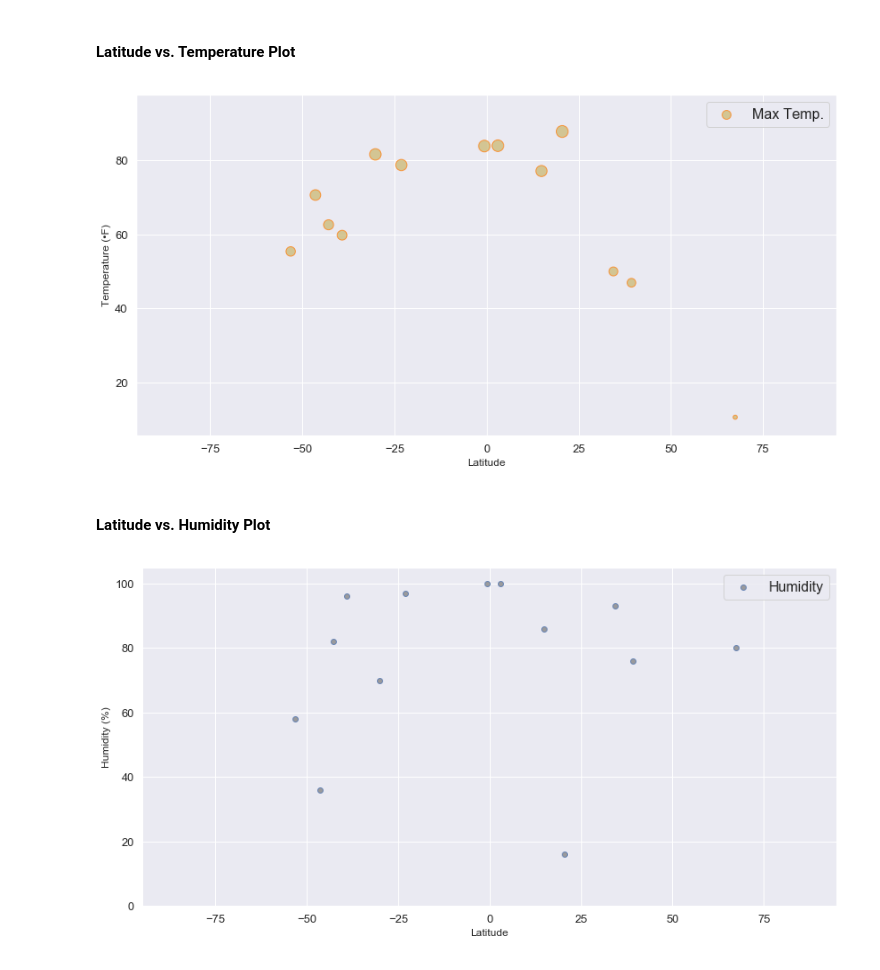
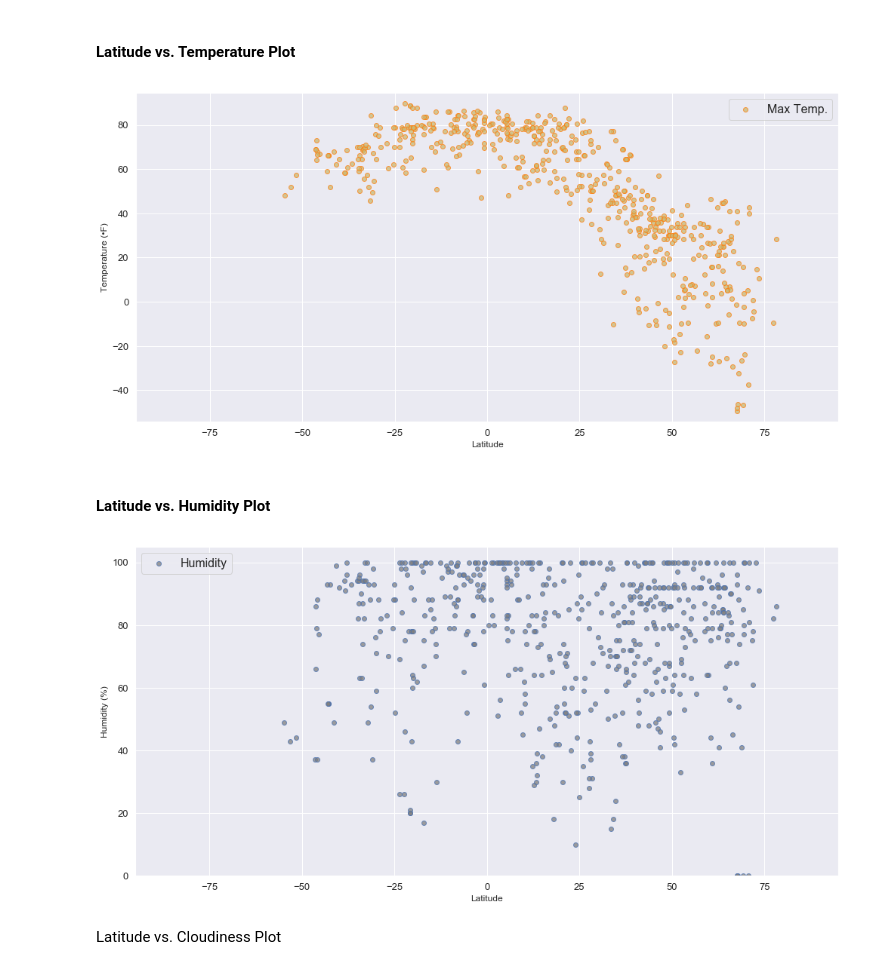
Before and after one commit to hvannia/WeatherPy, a Jupyter notebook: WeatherPy.ipynb, the cells around one changed output. Cells and saved outputs as stored; diff of their text form; code cells hidden in the pictures.

```diff
--- a/WeatherPy.ipynb
+++ b/WeatherPy.ipynb
@@ -41,9 +41,9 @@ cities = []
 # Create a set of random lat and lng combinations
 #Samples are uniformly distributed over the half-open interval [low, high) (includes low, but excludes high)
 #size : Output shape: int or tuple of ints, optional
-# test size = 150 , actual size 1500, reduces to about 600 unqiue values
-lats = np.random.uniform(low=-90.000, high=90.000, size=15)
-lngs = np.random.uniform(low=-180.000, high=180.000, size=15)
+# test size = 15 AND 150 , actual size 1500, reduces to about 600 unqiue values
+lats = np.random.uniform(low=-90.000, high=90.000, size=1500)
+lngs = np.random.uniform(low=-180.000, high=180.000, size=1500)
 lat_lngs = zip(lats, lngs)
 
 # Identify nearest city for each lat, lng combination
@@ -122,3 +120,9 @@ print(len(rcities), len(countries),
+# %%
+# Some data does not contain wind direction, so this field is padded with ''
+
+times=len(winds)-len(degs)
+x=[1]*times
+for a in x: degs.append('-1')
 # %%
 ### Convert Raw Data to DataFrame & save
 weather_dict = {
@@ -157,26 +161,28 @@ weather_data.head()
 # %%
 import seaborn as sns
 sns.set()
 
 # x: lat , y: temp
 x= weather_data['Lat']
 y= weather_data['Max Temp.']
 s= y*2
 plt.figure(figsize=(14, 7), dpi= 72)
 
-plt.scatter(x,y, marker='o',s=s, facecolors='y' ,edgecolors='tab:orange', alpha=0.75)
+plt.scatter(x,y, marker='o', facecolors='y' ,edgecolors='tab:orange', alpha=0.75)
 #gca=get current axis
 plt.gca().set(xlim=(-95,95),
-              ylim=(min(weather_data['Max Temp.'])-5,max(weather_data['Max Temp.'])+10),
+              ylim=(min(weather_data['Max Temp.'])-5,max(weather_data['Max Temp.'])+5),
               xlabel='Latitude',
               ylabel='Temperature (•F)')
 plt.xticks(fontsize=13)
 plt.yticks(fontsize=13)
-plt.title='Temperature (F) vs. Latitude '
+plt.title='Temperature (F) vs. Latitude 12/13/2018'
 plt.legend(fontsize=16)
+plt.tight_layout()
+plt.savefig("Images/CorrelationLatVsTemp.png")
 plt.show()
 # %% [output]
-[figure, old version]
+[figure, new version]
 # %% [markdown]
 #### Latitude vs. Humidity Plot
 # %%
@@ -193,11 +199,15 @@ plt.gca().set(xlim=(-95,95),
               ylabel='Humidity (%)')
 plt.xticks(fontsize=13)
 plt.yticks(fontsize=13)
-plt.title='Humidity  vs. Latitude '
+plt.title='Humidity  vs. Latitude 12/13/2018'
 plt.legend(fontsize=16)
+plt.tight_layout()
+plt.savefig("Images/CorrelationLatVsHumidity.png")
 plt.show()
 # %% [output]
-[figure, old version]
+[figure, new version]
+# %% [markdown]
+ Latitude vs. Cloudiness Plot
 # %%
 x= weather_data['Lat']
 y= weather_data['Cloudiness']
```
Also changed, not shown: parts of 14 cells of this notebook.
